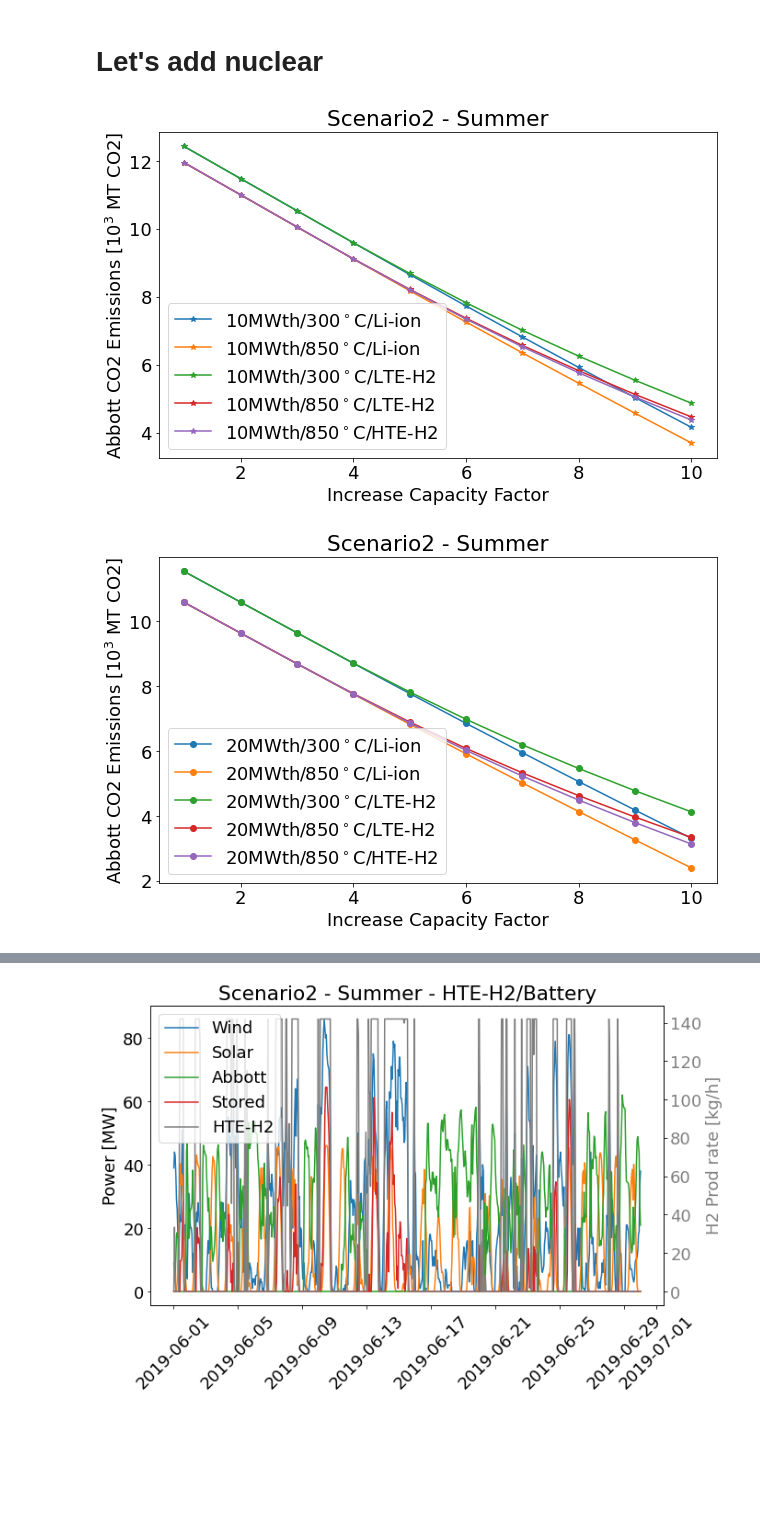
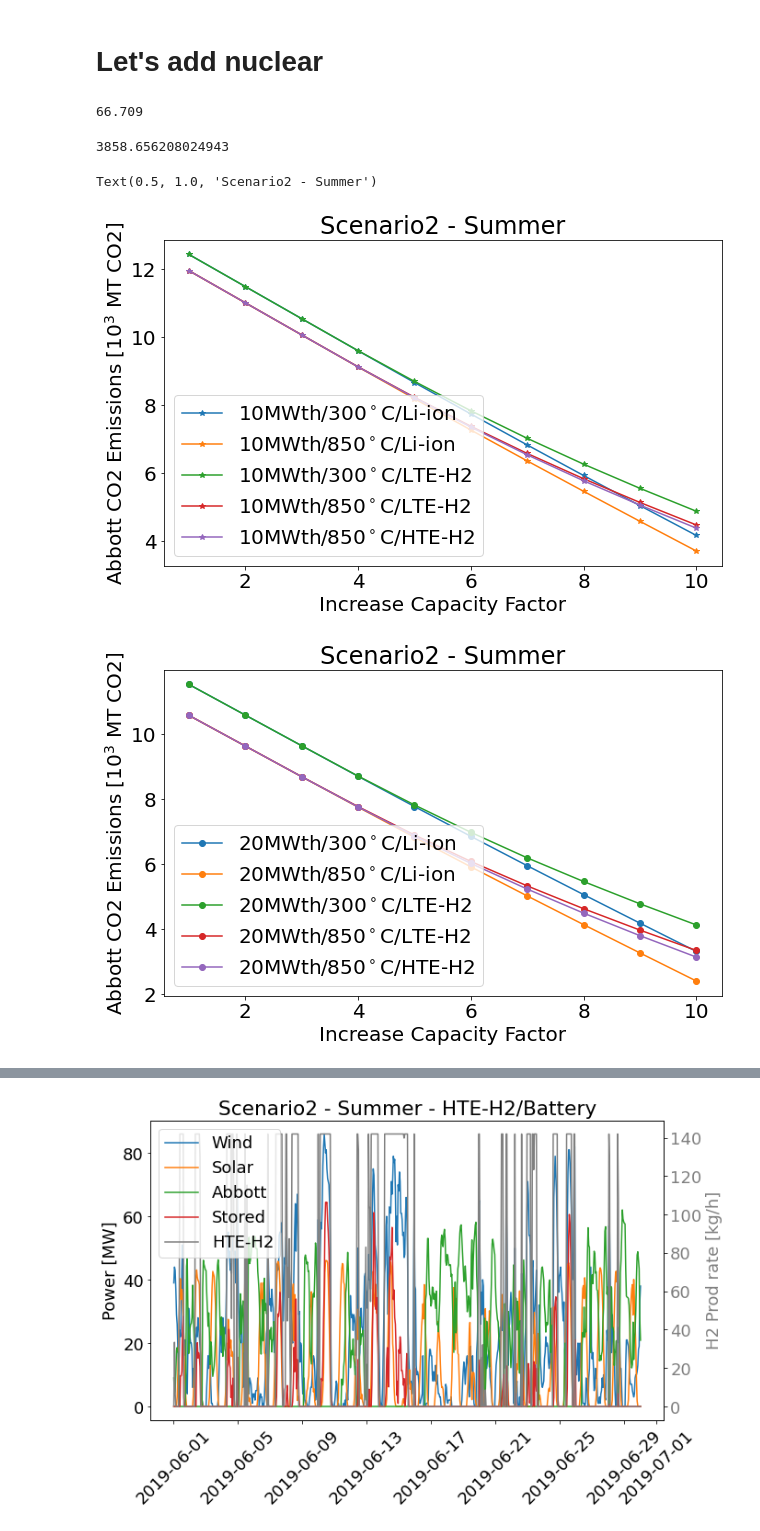
Before and after one commit to robfairh/uiuc-grid, a Jupyter notebook: alternative-summer.ipynb, the cells around one changed output, grey strips where cells are left out. Drawn from its saved outputs; the diff is of its cells as text; code cells hidden in the pictures; blank space fills up the shorter version.

```diff
--- a/alternative-summer.ipynb
+++ b/alternative-summer.ipynb
@@ -368,7 +368,7 @@ for times in range(1, 11):
     solar_cap.append(solar_max)
     wind_cap.append(wind_max)
     battery_co2.append(co2/1e3)
-    battery_cap.append(store_max)
+    battery_cap.append(store_max/0.85)
 
     # Hydrogen
     solar_max, wind_max, co2, store_max = dispatch1(times, 0.4)
@@ -513,6 +500,10 @@ plt.savefig('scenario1-summerB', dpi=300, bbox_inches="tight")
 # Scenario 2
 # %% [markdown]
 # Let's add nuclear
+# %%
+demand.max()
+# %% [output]
+66.709
 # %%
 def dispatch2_lte(times1, times2, eff, tout):
     solar2 = solar * times1
@@ -608,4 +620,17 @@ def dispatch2_hte(times1, times2, eff, tout):
+# %%
+_, _, co2, store_max, store_max1 = dispatch2_hte(times1, times2, 0.4, 850)
+store_max + store_max1*1e3/0.6/40
+# %% [output]
+3858.656208024943
 # %%
+solar_cap = []
+wind_cap = []
+r1_battery_cap1 = []
+r1_battery_cap2 = []
+r1_hydrogen_rate1 = []
+r1_hydrogen_rate2 = []
+r1_hydrogen_rate3 = []
+
 r1_battery1_co2 = []
 r1_battery2_co2 = []
 r1_lte1_co2 = []
@@ -615,20 +640,33 @@ r1_hte_co2 = []
 times2 = 1
 for times1 in range(1, 11):
     # Battery 1
-    co2 = dispatch2_lte(times1, times2, 0.85, 300)
+    solar_max, wind_max, co2, store_max = dispatch2_lte(times1, times2, 0.85, 300)
+    solar_cap.append(solar_max)
+    wind_cap.append(wind_max)
     r1_battery1_co2.append(co2/1e3)
+    r1_battery_cap1.append(store_max/0.85)
     # Battery 2
-    co2 = dispatch2_lte(times1, times2, 0.85, 850)
+    _, _, co2, store_max = dispatch2_lte(times1, times2, 0.85, 850)
     r1_battery2_co2.append(co2/1e3)
+    r1_battery_cap2.append(store_max/0.85)
     # LTE 1
-    co2 = dispatch2_lte(times1, times2, 0.4, 300)
+    _, _, co2, store_max = dispatch2_lte(times1, times2, 0.4, 300)
     r1_lte1_co2.append(co2/1e3)
+    r1_hydrogen_rate1.append(store_max*1e3/0.6/40)
     # LTE 2
-    co2 = dispatch2_lte(times1, times2, 0.4, 850)
+    _, _, co2, store_max = dispatch2_lte(times1, times2, 0.4, 850)
     r1_lte2_co2.append(co2/1e3)
+    r1_hydrogen_rate2.append(store_max*1e3/0.6/40)
     # HTE 1
-    co2 = dispatch2_hte(times1, times2, 0.4, 850)
+    _, _, co2, store_max, store_max1 = dispatch2_hte(times1, times2, 0.4, 850)
     r1_hte_co2.append(co2/1e3)
+    r1_hydrogen_rate3.append(store_max + store_max1*1e3/0.6/40)
+
+r2_battery_cap1 = []
+r2_battery_cap2 = []
+r2_hydrogen_rate1 = []
+r2_hydrogen_rate2 = []
+r2_hydrogen_rate3 = []
 
 r2_battery1_co2 = []
 r2_battery2_co2 = []
@@ -639,43 +677,49 @@ r2_hte_co2 = []
 times2 = 2
 for times1 in range(1, 11):
     # Battery 1
-    co2 = dispatch2_lte(times1, times2, 0.85, 300)
+    _, _, co2, store_max = dispatch2_lte(times1, times2, 0.85, 300)
     r2_battery1_co2.append(co2/1e3)
+    r2_battery_cap1.append(store_max/0.85)
     # Battery 2
-    co2 = dispatch2_lte(times1, times2, 0.85, 850)
+    _, _, co2, store_max = dispatch2_lte(times1, times2, 0.85, 850)
     r2_battery2_co2.append(co2/1e3)
+    r2_battery_cap2.append(store_max/0.85)
     # LTE 1
-    co2 = dispatch2_lte(times1, times2, 0.4, 300)
+    _, _, co2, store_max = dispatch2_lte(times1, times2, 0.4, 300)
     r2_lte1_co2.append(co2/1e3)
+    r2_hydrogen_rate1.append(store_max*1e3/0.6/40)
     # LTE 2
-    co2 = dispatch2_lte(times1, times2, 0.4, 850)
+    _, _, co2, store_max = dispatch2_lte(times1, times2, 0.4, 850)
     r2_lte2_co2.append(co2/1e3)
+    r2_hydrogen_rate2.append(store_max*1e3/0.6/40)
     # HTE 1
-    co2 = dispatch2_hte(times1, times2, 0.4, 850)
+    _, _, co2, store_max, store_max1 = dispatch2_hte(times1, times2, 0.4, 850)
     r2_hte_co2.append(co2/1e3)
+    r2_hydrogen_rate3.append(store_max + store_max1*1e3/0.6/40)
 
 plt.plot(np.arange(1, 11), r1_battery1_co2, marker='*', label=r'10MWth/300$^\circ$C/Li-ion')
 plt.plot(np.arange(1, 11), r1_battery2_co2, marker='*', label=r'10MWth/850$^\circ$C/Li-ion')
 plt.plot(np.arange(1, 11), r1_lte1_co2, marker='*', label=r'10MWth/300$^\circ$C/LTE-H2')
 plt.plot(np.arange(1, 11), r1_lte2_co2, marker='*', label=r'10MWth/850$^\circ$C/LTE-H2')
 plt.plot(np.arange(1, 11), r1_hte_co2, marker='*', label=r'10MWth/850$^\circ$C/HTE-H2')
 plt.legend(loc='lower left')
 plt.ylabel(r'Abbott CO2 Emissions [10$^3$ MT CO2]')
 plt.xlabel('Increase Capacity Factor')
 plt.title('Scenario2 - Summer')
-plt.savefig('report/scenario2-summerA', dpi=300, bbox_inches="tight")
+# plt.savefig('report/scenario2-summerA', dpi=300, bbox_inches="tight")
 
 plt.figure()
 plt.plot(np.arange(1, 11), r2_battery1_co2, marker='o', label=r'20MWth/300$^\circ$C/Li-ion')
 plt.plot(np.arange(1, 11), r2_battery2_co2, marker='o', label=r'20MWth/850$^\circ$C/Li-ion')
 plt.plot(np.arange(1, 11), r2_lte1_co2, marker='o', label=r'20MWth/300$^\circ$C/LTE-H2')
 plt.plot(np.arange(1, 11), r2_lte2_co2, marker='o', label=r'20MWth/850$^\circ$C/LTE-H2')
 plt.plot(np.arange(1, 11), r2_hte_co2, marker='o', label=r'20MWth/850$^\circ$C/HTE-H2')
 plt.legend(loc='lower left')
 plt.ylabel(r'Abbott CO2 Emissions [10$^3$ MT CO2]')
 plt.xlabel('Increase Capacity Factor')
 plt.title('Scenario2 - Summer')
-plt.savefig('report/scenario2-summerB', dpi=300, bbox_inches="tight")
+# plt.savefig('report/scenario2-summerB', dpi=300, bbox_inches="tight")
 # %% [output]
+Text(0.5, 1.0, 'Scenario2 - Summer')
-[figure, old version]
+[figure, new version]
-[figure, old version]
+[figure, new version]
```
Also changed, not shown: parts of 6 cells of this notebook, 3 other files.
